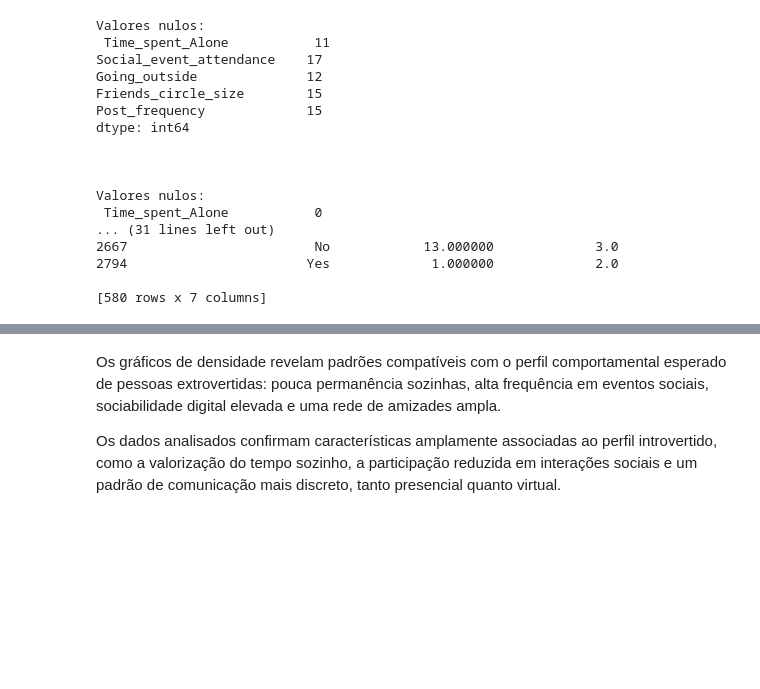
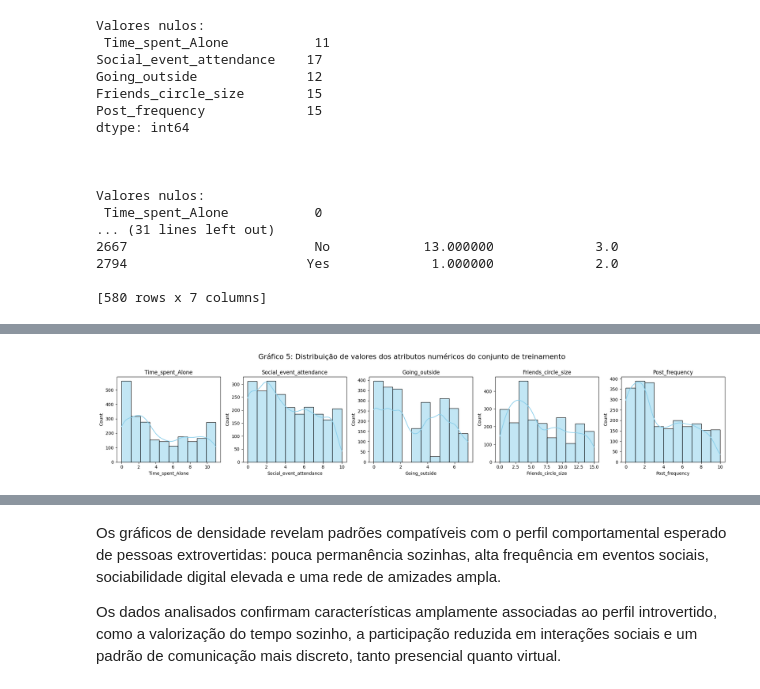
Before and after one commit to Micheline-code/pos-ciencia-de-dados-analytics-sprint-2, a Jupyter notebook: MVP_Analise_de_Dados_e_Boas_Praticas_MICHELINE_4052024001925.ipynb, the cells around one changed output, grey strips where cells are left out. Drawn from its saved outputs; the diff is of its cells as text; code cells hidden in the pictures; blank space fills up the shorter version.

```diff
--- a/MVP_Analise_de_Dados_e_Boas_Praticas_MICHELINE_4052024001925.ipynb
+++ b/MVP_Analise_de_Dados_e_Boas_Praticas_MICHELINE_4052024001925.ipynb
@@ -644,0 +642,16 @@ A padronização (ou Z-score scaling) transforma os dados para ter média 0 e de
+# %%
+# Seleciona atributos numéricos do conjunto de treinamento
+cols = x_train.select_dtypes(include='number').columns
+
+fig, axes = plt.subplots(1, 5, figsize=(20, 4))
+
+# Gera histograma para avaliar a distribuição dos valores dos atributos numéricos do conjunto de treinamento
+for i, col in enumerate(cols):
+    sns.histplot(data=x_train, x=col, kde=True, ax=axes[i], bins=10, color='skyblue')
+    axes[i].set_title(col)
+
+plt.suptitle("Gráfico 5: Distribuição de valores dos atributos numéricos do conjunto de treinamento", fontsize=16, y=1)
+plt.tight_layout()
+plt.show()
+# %% [output]
+[figure, added]
```
Also changed, not shown: parts of 43 cells of this notebook.
